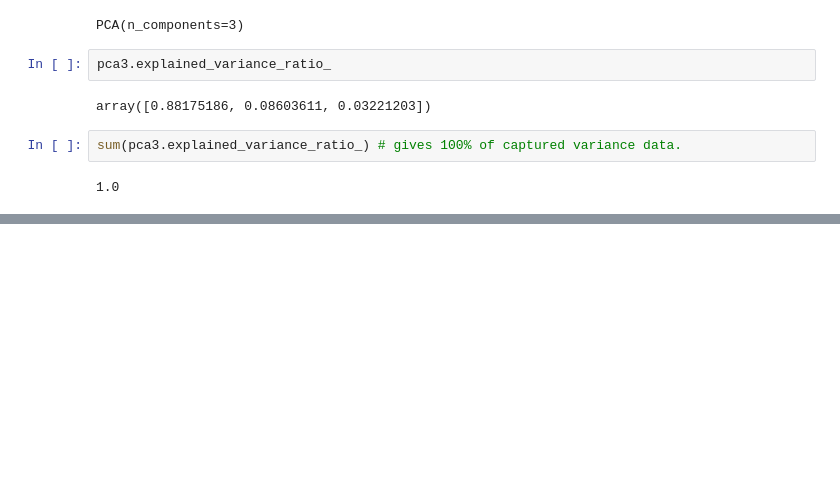
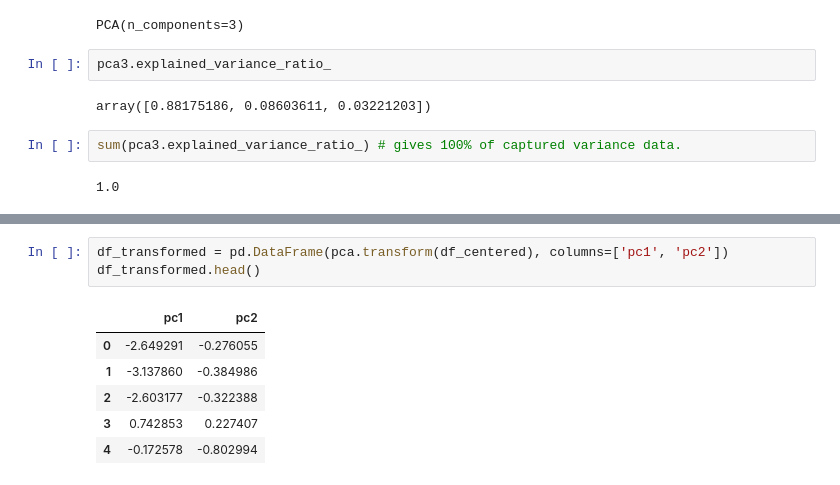
Before and after one commit to Camiloesp/PythonDataScience_UnsupervisedML, a Jupyter notebook: 4_DimensionalityReduction.ipynb, the cells around one changed output, grey strips where cells are left out. Cells and saved outputs as stored; diff of their text form; blank space fills up the shorter version.

```diff
--- a/4_DimensionalityReduction.ipynb
+++ b/4_DimensionalityReduction.ipynb
@@ -85,0 +113,10 @@ sum(pca3.explained_variance_ratio_) # gives 100% of captured variance data.
+# %%
+df_transformed = pd.DataFrame(pca.transform(df_centered), columns=['pc1', 'pc2'])
+df_transformed.head()
+# %% [output]
+|  | pc1 | pc2 |
+| 0 | -2.649291 | -0.276055 |
+| 1 | -3.137860 | -0.384986 |
+| 2 | -2.603177 | -0.322388 |
+| 3 | 0.742853 | 0.227407 |
+| 4 | -0.172578 | -0.802994 |
```
Also changed, not shown: parts of 7 cells of this notebook, 1 other file.
